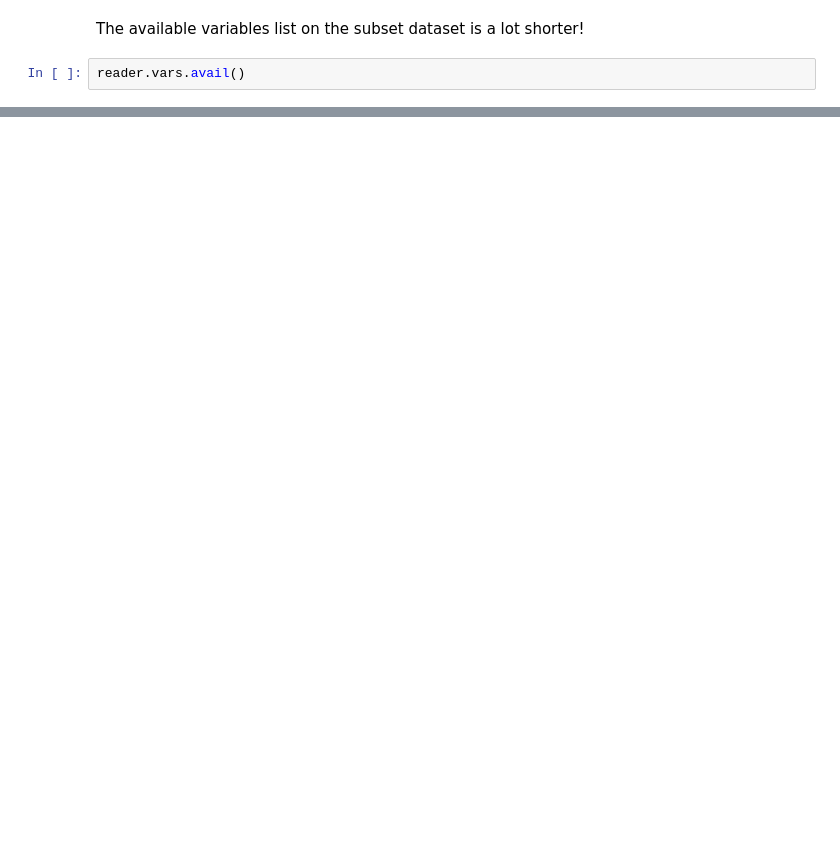
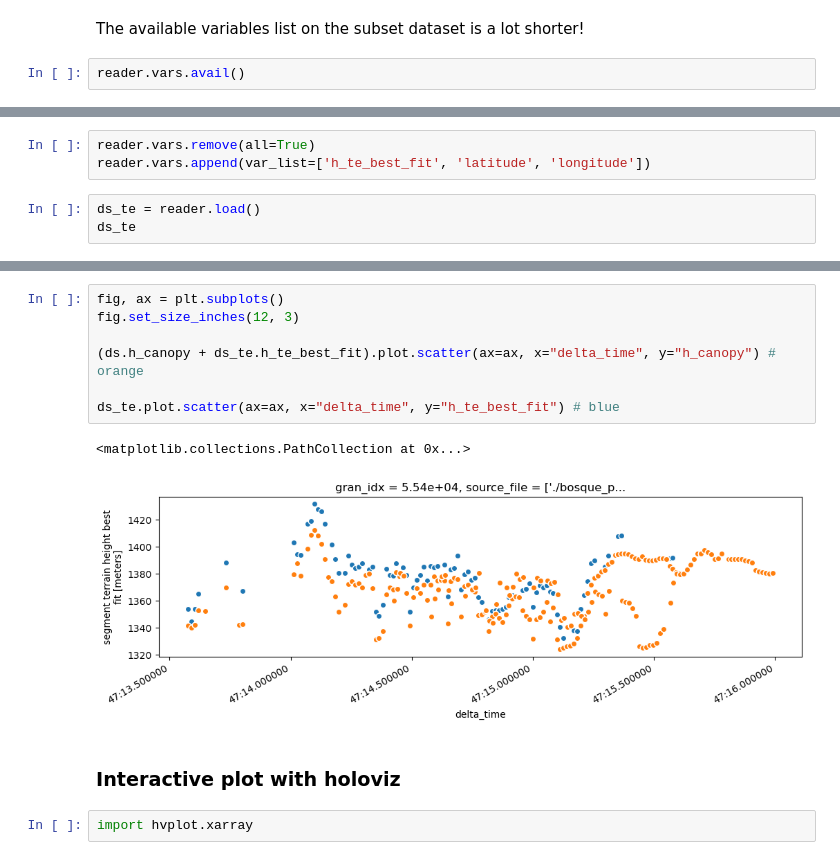
Before and after one commit to NASA-Openscapes/2023-ssc, a Jupyter notebook: tutorials/data-access/icepyx.ipynb, the cells around one changed output, grey strips where cells are left out. Cells and saved outputs as stored; diff of their text form; blank space fills up the shorter version.

```diff
--- a/tutorials/data-access/icepyx.ipynb
+++ b/tutorials/data-access/icepyx.ipynb
@@ -170,0 +274,6 @@ rgtmap
+# %%
+reader.vars.remove(all=True)
+reader.vars.append(var_list=['h_te_best_fit', 'latitude', 'longitude'])
+# %%
+ds_te = reader.load()
+ds_te
@@ -170,0 +300,14 @@ rgtmap
+# %%
+fig, ax = plt.subplots()
+fig.set_size_inches(12, 3)
+
+(ds.h_canopy + ds_te.h_te_best_fit).plot.scatter(ax=ax, x="delta_time", y="h_canopy") # orange
+
+ds_te.plot.scatter(ax=ax, x="delta_time", y="h_te_best_fit") # blue
+# %% [output]
+<matplotlib.collections.PathCollection at 0x...>
+[figure, added]
+# %% [markdown]
+### Interactive plot with holoviz
+# %%
+import hvplot.xarray
```
Also changed, not shown: parts of 51 cells of this notebook, 3 other files.
